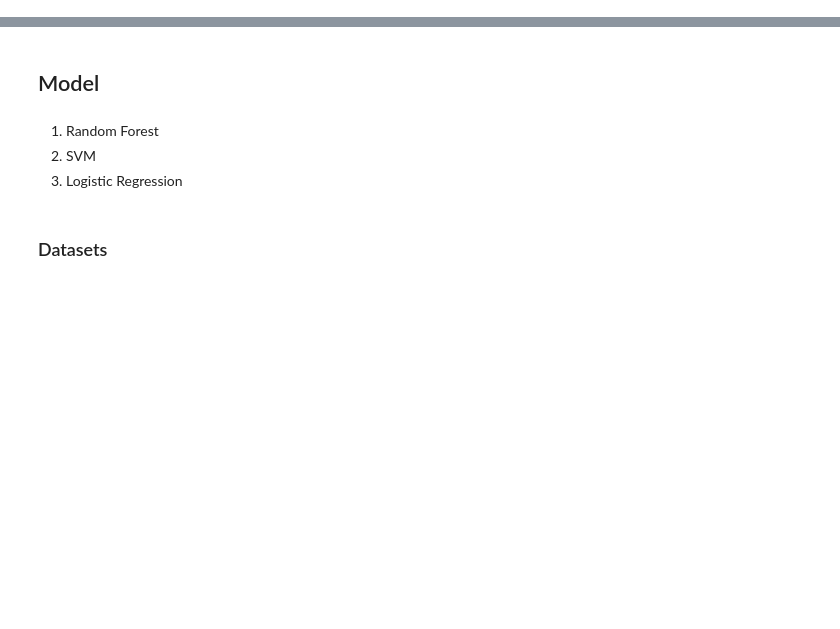
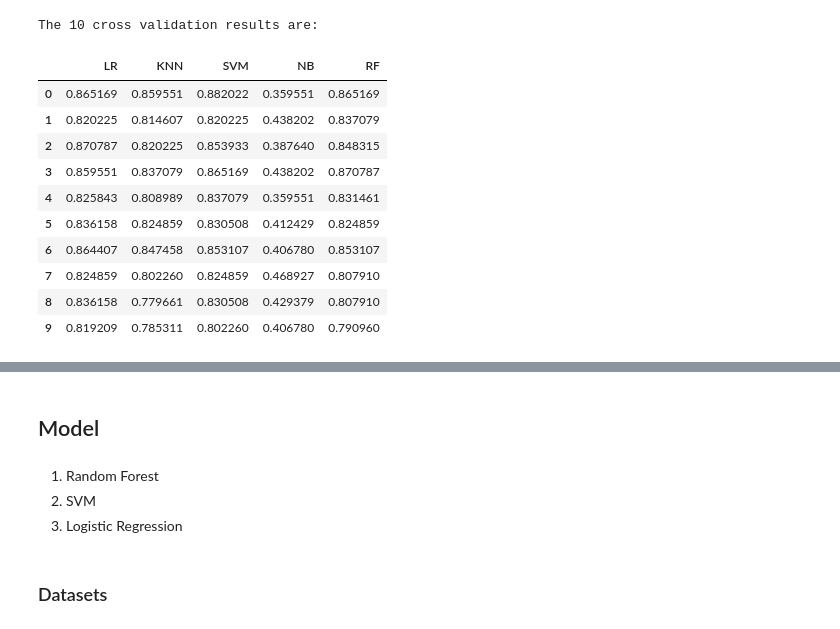
Before and after one commit to thuyr13/DS_2ndreport, a Jupyter notebook: FE_Model.ipynb, the cells around one changed output, grey strips where cells are left out. Cells and saved outputs as stored; diff of their text form; code cells hidden in the pictures; blank space fills up the shorter version.

Commit message:
added Model Selection

```diff
--- a/FE_Model.ipynb
+++ b/FE_Model.ipynb
@@ -17,0 +39,53 @@ df.head(5)
+# %%
+# IVs
+x = df_frac.iloc[:,1:21]
+# DVs
+y = df_frac.iloc[:,0]
+# train/ test sets
+x_train, x_test, y_train, y_test = train_test_split(x, y, test_size = 0.3, stratify = y, random_state = 42)
+# %%
+# store the models
+model_list = []
+#  Logistic Regression model
+model_list.append(('LR', LogisticRegression(max_iter = 1000)))
+#  KNN model
+model_list.append(('KNN', KNeighborsClassifier()))
+#  SVM model
+model_list.append(('SVM', SVC()))
+#  Naive Bayes model
+model_list.append(('NaiveBayes', GaussianNB()))
+#  Random Forest
+model_list.append(('RF', RandomForestClassifier()))
+# %%
+# store results
+eval_score = []
+model_name = []
+# cross validation on each model
+for name, model_detail in model_list:
+    kfold = KFold(n_splits = 10)
+    # training data
+    cv_results = cross_val_score(model_detail, x_train, y_train, cv = kfold)
+    # append results
+    eval_score.append(cv_results)
+    # append names
+    model_name.append(name)
+
+# results as a dataframe
+rs = pd.DataFrame(eval_score, index = ['LR','KNN', 'SVM', 'NB', 'RF'])
+print("The 10 cross validation results are: \n")
+# transpose
+rs = pd.DataFrame(rs.T)
+rs
+# %% [output]
+The 10 cross validation results are:
+|  | LR | KNN | SVM | NB | RF |
+| 0 | 0.865169 | 0.859551 | 0.882022 | 0.359551 | 0.865169 |
+| 1 | 0.820225 | 0.814607 | 0.820225 | 0.438202 | 0.837079 |
+| 2 | 0.870787 | 0.820225 | 0.853933 | 0.387640 | 0.848315 |
+| 3 | 0.859551 | 0.837079 | 0.865169 | 0.438202 | 0.870787 |
+| 4 | 0.825843 | 0.808989 | 0.837079 | 0.359551 | 0.831461 |
+| 5 | 0.836158 | 0.824859 | 0.830508 | 0.412429 | 0.824859 |
+| 6 | 0.864407 | 0.847458 | 0.853107 | 0.406780 | 0.853107 |
+| 7 | 0.824859 | 0.802260 | 0.824859 | 0.468927 | 0.807910 |
+| 8 | 0.836158 | 0.779661 | 0.830508 | 0.429379 | 0.807910 |
+| 9 | 0.819209 | 0.785311 | 0.802260 | 0.406780 | 0.790960 |
```
Also changed, not shown: parts of 6 cells of this notebook.
